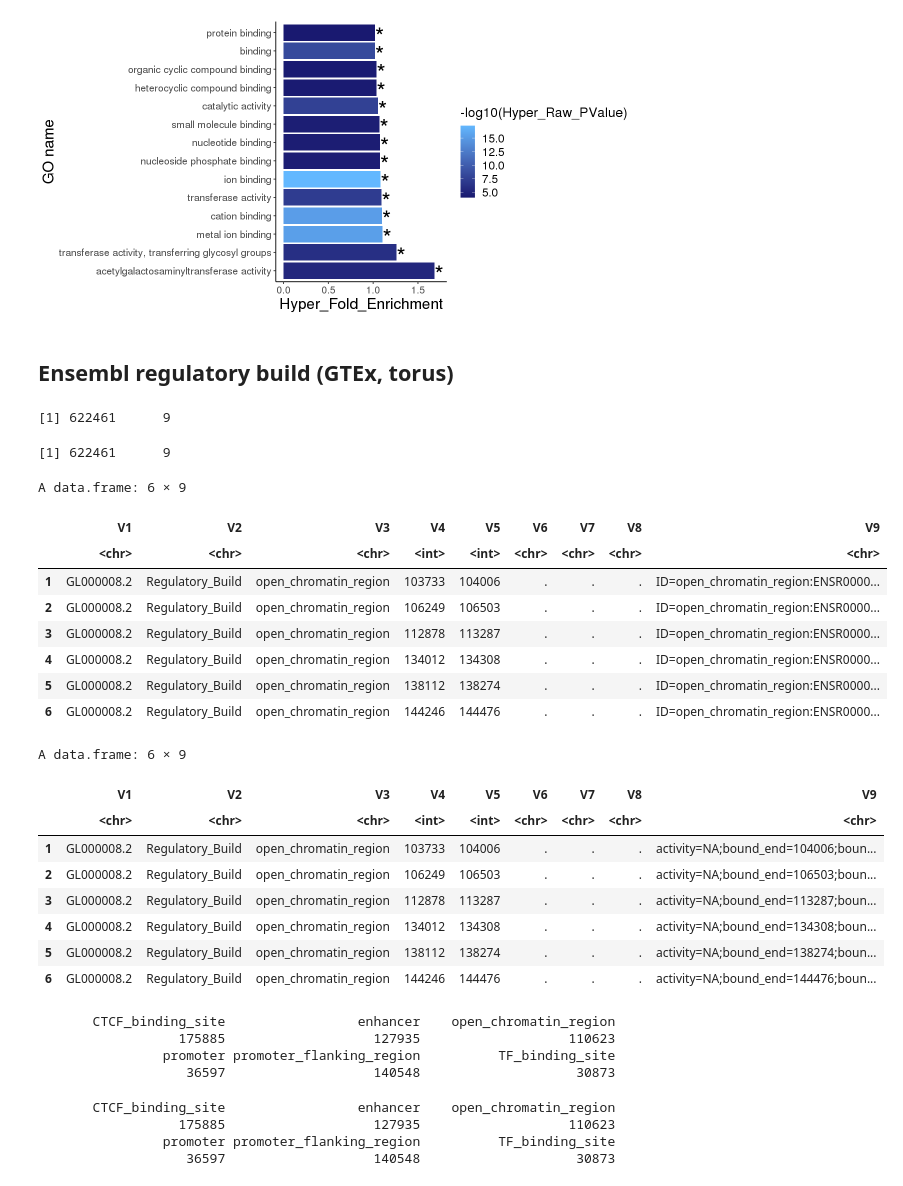
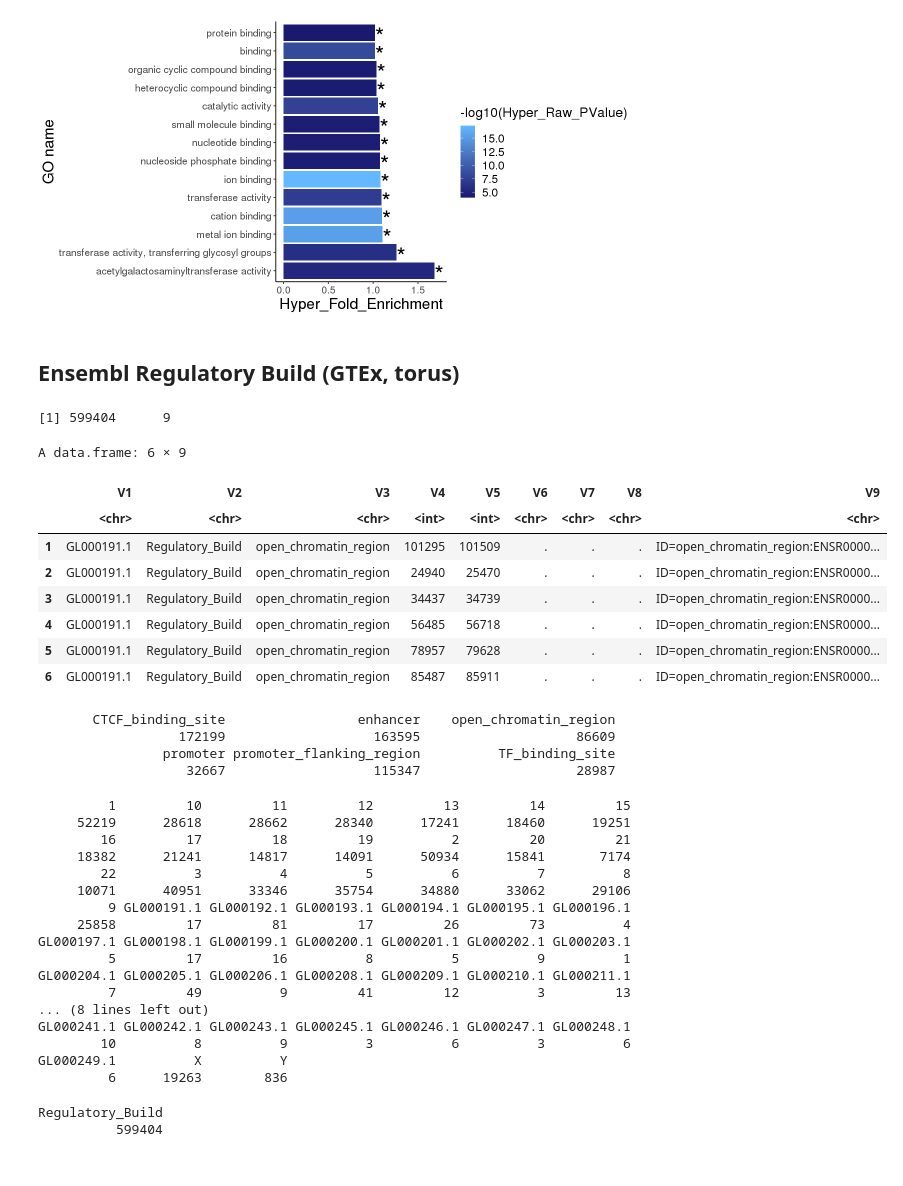
Before and after one commit to gandallab/devBrain_xQTL, a Jupyter notebook: code/04-QTL/cis-eQTL/functional_enrichment.ipynb, the cells around one changed output. Cells and saved outputs as stored; diff of their text form; code cells hidden in the pictures.

```diff
--- a/code/04-QTL/cis-eQTL/functional_enrichment.ipynb
+++ b/code/04-QTL/cis-eQTL/functional_enrichment.ipynb
@@ -75,45 +75,53 @@ p
 # %% [output]
 [figure]
 # %% [markdown]
-## Ensembl regulatory build (GTEx, torus)
+## Ensembl Regulatory Build (GTEx, torus)
 # %%
-all <- fread("/u/project/gandalm/shared/refGenomes/ensembl_regulatory_build/homo_sapiens.GRCh38.Regulatory_Build.regulatory_features.20210107.gff.gz", data.table = F, header = F)
-brain <- fread("/u/project/gandalm/shared/refGenomes/ensembl_regulatory_build/homo_sapiens.GRCh38.brain_1.Regulatory_Build.regulatory_activity.20210107.gff.gz", data.table = F, header = F)
+# all <- fread("/u/project/gandalm/shared/refGenomes/ensembl_regulatory_build/homo_sapiens.GRCh38.Regulatory_Build.regulatory_features.20210107.gff.gz", data.table = F, header = F)
+# brain <- fread("/u/project/gandalm/shared/refGenomes/ensembl_regulatory_build/homo_sapiens.GRCh38.brain_1.Regulatory_Build.regulatory_activity.20210107.gff.gz", data.table = F, header = F)
+all <- fread("/u/project/gandalm/shared/refGenomes/ensembl_regulatory_build/homo_sapiens.GRCh37.Regulatory_Build.regulatory_features.20201218.gff.gz", data.table = F, header = F)
 # %%
 dim(all)
-dim(brain)
+# dim(brain)
 head(all)
-head(brain)
+# head(brain)
 # %% [output]
-[1] 622461      9
+[1] 599404      9
-[1] 622461      9
+A data.frame: 6 × 9
-A data.frame: 6 × 9
 |  | V1 | V2 | V3 | V4 | V5 | V6 | V7 | V8 | V9 |
 |  | <chr> | <chr> | <chr> | <int> | <int> | <chr> | <chr> | <chr> | <chr> |
-| 1 | GL000008.2 | Regulatory_Build | open_chromatin_region | 103733 | 104006 | . | . | . | ID=open_chromatin_region:ENSR0000... |
-| 2 | GL000008.2 | Regulatory_Build | open_chromatin_region | 106249 | 106503 | . | . | . | ID=open_chromatin_region:ENSR0000... |
-| 3 | GL000008.2 | Regulatory_Build | open_chromatin_region | 112878 | 113287 | . | . | . | ID=open_chromatin_region:ENSR0000... |
-| 4 | GL000008.2 | Regulatory_Build | open_chromatin_region | 134012 | 134308 | . | . | . | ID=open_chromatin_region:ENSR0000... |
-| 5 | GL000008.2 | Regulatory_Build | open_chromatin_region | 138112 | 138274 | . | . | . | ID=open_chromatin_region:ENSR0000... |
-| 6 | GL000008.2 | Regulatory_Build | open_chromatin_region | 144246 | 144476 | . | . | . | ID=open_chromatin_region:ENSR0000... |
+| 1 | GL000191.1 | Regulatory_Build | open_chromatin_region | 101295 | 101509 | . | . | . | ID=open_chromatin_region:ENSR0000... |
+| 2 | GL000191.1 | Regulatory_Build | open_chromatin_region | 24940 | 25470 | . | . | . | ID=open_chromatin_region:ENSR0000... |
+| 3 | GL000191.1 | Regulatory_Build | open_chromatin_region | 34437 | 34739 | . | . | . | ID=open_chromatin_region:ENSR0000... |
+| 4 | GL000191.1 | Regulatory_Build | open_chromatin_region | 56485 | 56718 | . | . | . | ID=open_chromatin_region:ENSR0000... |
+| 5 | GL000191.1 | Regulatory_Build | open_chromatin_region | 78957 | 79628 | . | . | . | ID=open_chromatin_region:ENSR0000... |
+| 6 | GL000191.1 | Regulatory_Build | open_chromatin_region | 85487 | 85911 | . | . | . | ID=open_chromatin_region:ENSR0000... |
-A data.frame: 6 × 9
-|  | V1 | V2 | V3 | V4 | V5 | V6 | V7 | V8 | V9 |
-|  | <chr> | <chr> | <chr> | <int> | <int> | <chr> | <chr> | <chr> | <chr> |
-| 1 | GL000008.2 | Regulatory_Build | open_chromatin_region | 103733 | 104006 | . | . | . | activity=NA;bound_end=104006;boun... |
-| 2 | GL000008.2 | Regulatory_Build | open_chromatin_region | 106249 | 106503 | . | . | . | activity=NA;bound_end=106503;boun... |
-| 3 | GL000008.2 | Regulatory_Build | open_chromatin_region | 112878 | 113287 | . | . | . | activity=NA;bound_end=113287;boun... |
-| 4 | GL000008.2 | Regulatory_Build | open_chromatin_region | 134012 | 134308 | . | . | . | activity=NA;bound_end=134308;boun... |
-| 5 | GL000008.2 | Regulatory_Build | open_chromatin_region | 138112 | 138274 | . | . | . | activity=NA;bound_end=138274;boun... |
-| 6 | GL000008.2 | Regulatory_Build | open_chromatin_region | 144246 | 144476 | . | . | . | activity=NA;bound_end=144476;boun... |
 # %%
 table(all$V3)
-table(brain$V3)
+# table(brain$V3)
+table(all$V1)
+table(all$V2)
 # %% [output]
        CTCF_binding_site                 enhancer    open_chromatin_region
-                  175885                   127935                   110623
+                  172199                   163595                    86609
                 promoter promoter_flanking_region          TF_binding_site
-                   36597                   140548                    30873
+                   32667                   115347                    28987
-       CTCF_binding_site                 enhancer    open_chromatin_region
-                  175885                   127935                   110623
-                promoter promoter_flanking_region          TF_binding_site
-                   36597                   140548                    30873
+         1         10         11         12         13         14         15
+     52219      28618      28662      28340      17241      18460      19251
+        16         17         18         19          2         20         21
+     18382      21241      14817      14091      50934      15841       7174
+        22          3          4          5          6          7          8
+     10071      40951      33346      35754      34880      33062      29106
+         9 GL000191.1 GL000192.1 GL000193.1 GL000194.1 GL000195.1 GL000196.1
+     25858         17         81         17         26         73          4
+GL000197.1 GL000198.1 GL000199.1 GL000200.1 GL000201.1 GL000202.1 GL000203.1
+         5         17         16          8          5          9          1
+GL000204.1 GL000205.1 GL000206.1 GL000208.1 GL000209.1 GL000210.1 GL000211.1
+         7         49          9         41         12          3         13
+... (8 lines left out)
+GL000241.1 GL000242.1 GL000243.1 GL000245.1 GL000246.1 GL000247.1 GL000248.1
+        10          8          9          3          6          3          6
+GL000249.1          X          Y
+         6      19263        836
+Regulatory_Build
+          599404
```
Also changed, not shown: parts of 12 cells of this notebook, 17 other files.
